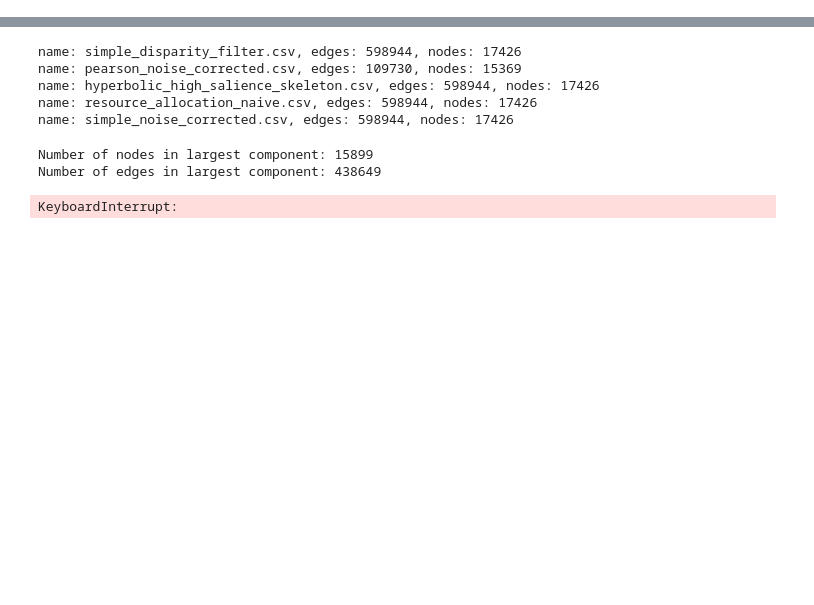
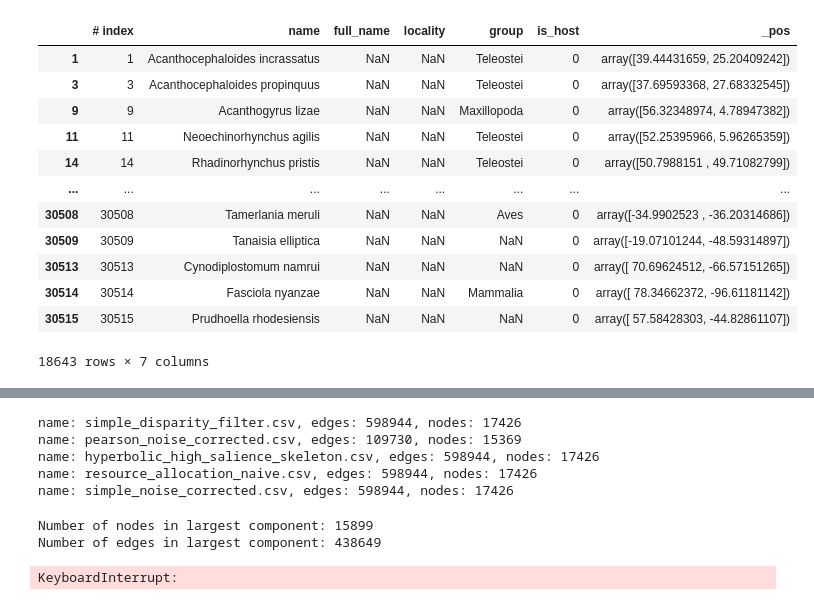
Before and after one commit to ikradnegyhusz/parasites_network_analysis, a Jupyter notebook: notebooks/0.01-skc-projection_test.ipynb, the cells around one changed output, grey strips where cells are left out. Saved outputs shown, nothing was run; the diff lists cells and outputs as text; code cells hidden in the pictures; blank space fills up the shorter version.

```diff
--- a/notebooks/0.01-skc-projection_test.ipynb
+++ b/notebooks/0.01-skc-projection_test.ipynb
@@ -14,0 +40,17 @@ FileNotFoundError: [Errno 2] No such file or directory: '/Users/sunechristiansen
+# %%
+is_parasites = atribute_df[atribute_df[' is_host'] == 0]
+is_parasites
+# %% [output]
+|  | # index | name | full_name | locality | group | is_host | _pos |
+| 1 | 1 | Acanthocephaloides incrassatus | NaN | NaN | Teleostei | 0 | array([39.44431659, 25.20409242]) |
+| 3 | 3 | Acanthocephaloides propinquus | NaN | NaN | Teleostei | 0 | array([37.69593368, 27.68332545]) |
+| 9 | 9 | Acanthogyrus lizae | NaN | NaN | Maxillopoda | 0 | array([56.32348974, 4.78947382]) |
+| 11 | 11 | Neoechinorhynchus agilis | NaN | NaN | Teleostei | 0 | array([52.25395966, 5.96265359]) |
+| 14 | 14 | Rhadinorhynchus pristis | NaN | NaN | Teleostei | 0 | array([50.7988151 , 49.71082799]) |
+| ... | ... | ... | ... | ... | ... | ... | ... |
+| 30508 | 30508 | Tamerlania meruli | NaN | NaN | Aves | 0 | array([-34.9902523 , -36.20314686]) |
+| 30509 | 30509 | Tanaisia elliptica | NaN | NaN | NaN | 0 | array([-19.07101244, -48.59314897]) |
+| 30513 | 30513 | Cynodiplostomum namrui | NaN | NaN | NaN | 0 | array([ 70.69624512, -66.57151265]) |
+| 30514 | 30514 | Fasciola nyanzae | NaN | NaN | Mammalia | 0 | array([ 78.34662372, -96.61181142]) |
+| 30515 | 30515 | Prudhoella rhodesiensis | NaN | NaN | NaN | 0 | array([ 57.58428303, -44.82861107]) |
+18643 rows × 7 columns
```
Also changed, not shown: parts of 16 cells of this notebook.
